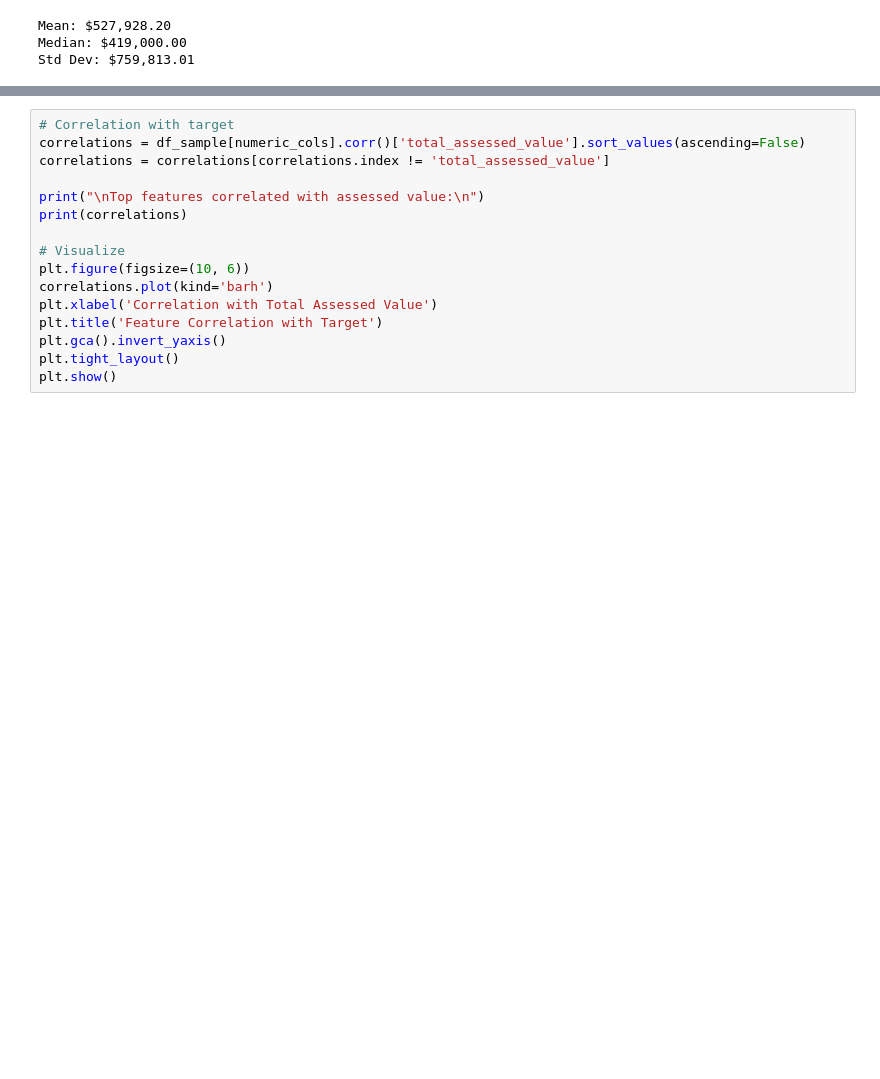
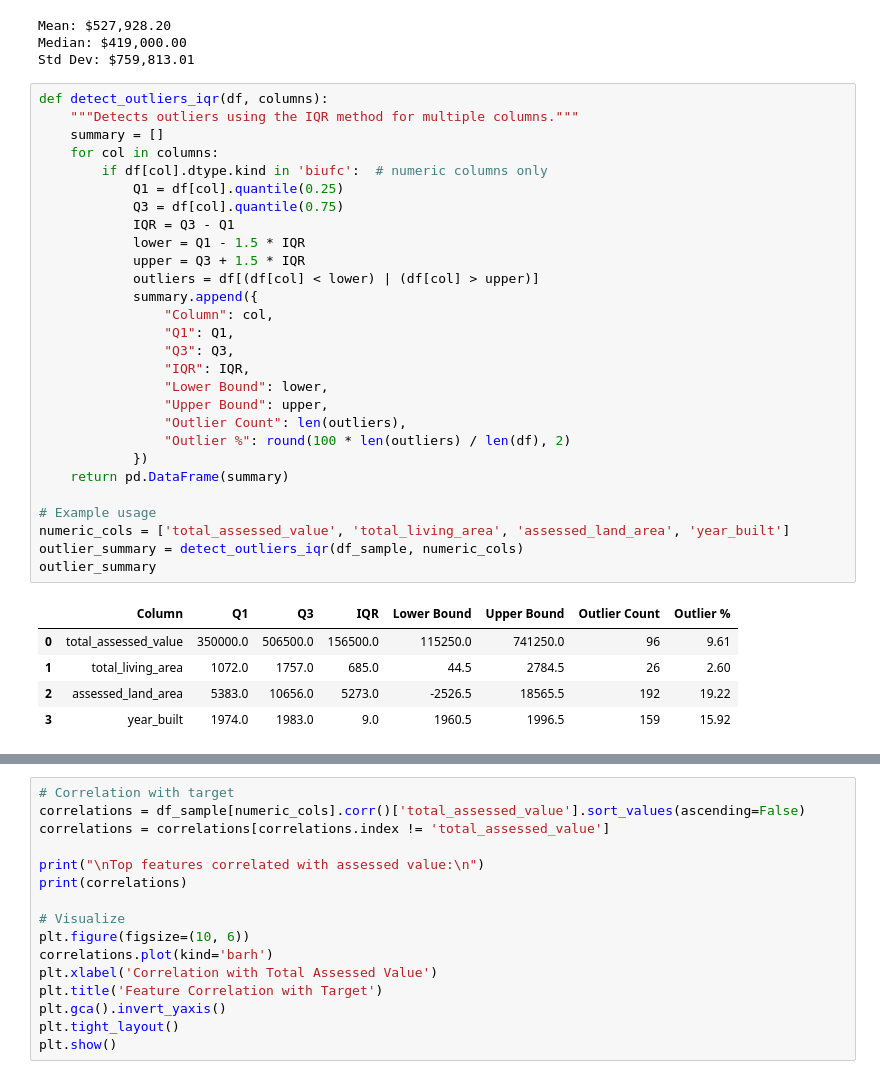
Before and after one commit to BoseOmoniyi/property-valuation, a Jupyter notebook: notebooks/BoseOmoniyi_ta_colab.ipynb, the cells around one changed output, grey strips where cells are left out. Cells and saved outputs as stored; diff of their text form; blank space fills up the shorter version.

```diff
--- a/notebooks/BoseOmoniyi_ta_colab.ipynb
+++ b/notebooks/BoseOmoniyi_ta_colab.ipynb
@@ -803,3 +801,37 @@ TARGET VARIABLE DISTRIBUTION
 Mean: $527,928.20
 Median: $419,000.00
 Std Dev: $759,813.01
+# %%
+def detect_outliers_iqr(df, columns):
+    """Detects outliers using the IQR method for multiple columns."""
+    summary = []
+    for col in columns:
+        if df[col].dtype.kind in 'biufc':  # numeric columns only
+            Q1 = df[col].quantile(0.25)
+            Q3 = df[col].quantile(0.75)
+            IQR = Q3 - Q1
+            lower = Q1 - 1.5 * IQR
+            upper = Q3 + 1.5 * IQR
+            outliers = df[(df[col] < lower) | (df[col] > upper)]
+            summary.append({
+                "Column": col,
+                "Q1": Q1,
+                "Q3": Q3,
+                "IQR": IQR,
+                "Lower Bound": lower,
+                "Upper Bound": upper,
+                "Outlier Count": len(outliers),
+                "Outlier %": round(100 * len(outliers) / len(df), 2)
+            })
+    return pd.DataFrame(summary)
+
+# Example usage
+numeric_cols = ['total_assessed_value', 'total_living_area', 'assessed_land_area', 'year_built']
+outlier_summary = detect_outliers_iqr(df_sample, numeric_cols)
+outlier_summary
+# %% [output]
+|  | Column | Q1 | Q3 | IQR | Lower Bound | Upper Bound | Outlier Count | Outlier % |
+| 0 | total_assessed_value | 350000.0 | 506500.0 | 156500.0 | 115250.0 | 741250.0 | 96 | 9.61 |
+| 1 | total_living_area | 1072.0 | 1757.0 | 685.0 | 44.5 | 2784.5 | 26 | 2.60 |
+| 2 | assessed_land_area | 5383.0 | 10656.0 | 5273.0 | -2526.5 | 18565.5 | 192 | 19.22 |
+| 3 | year_built | 1974.0 | 1983.0 | 9.0 | 1960.5 | 1996.5 | 159 | 15.92 |
```
Also changed, not shown: parts of 36 cells of this notebook.
